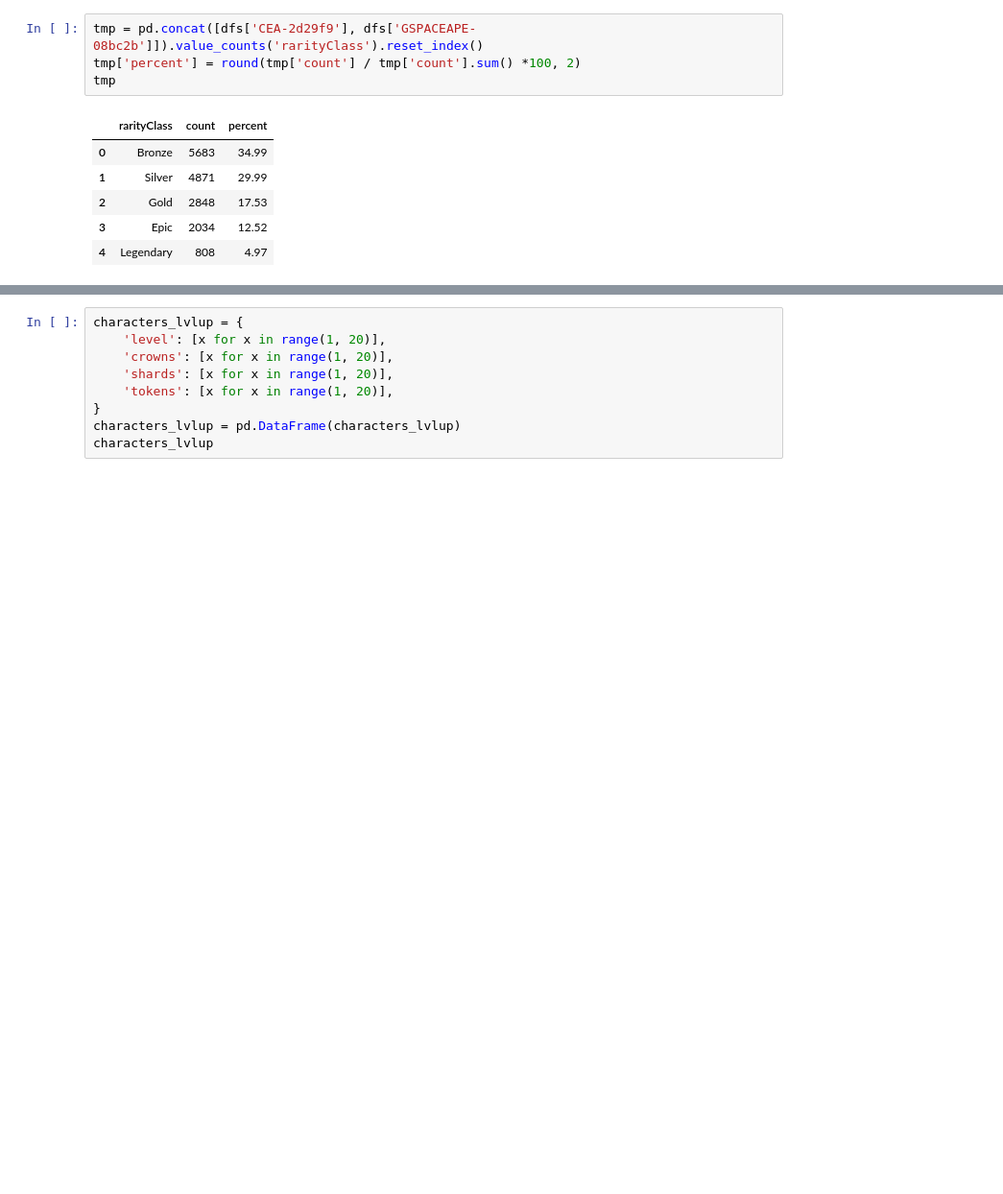
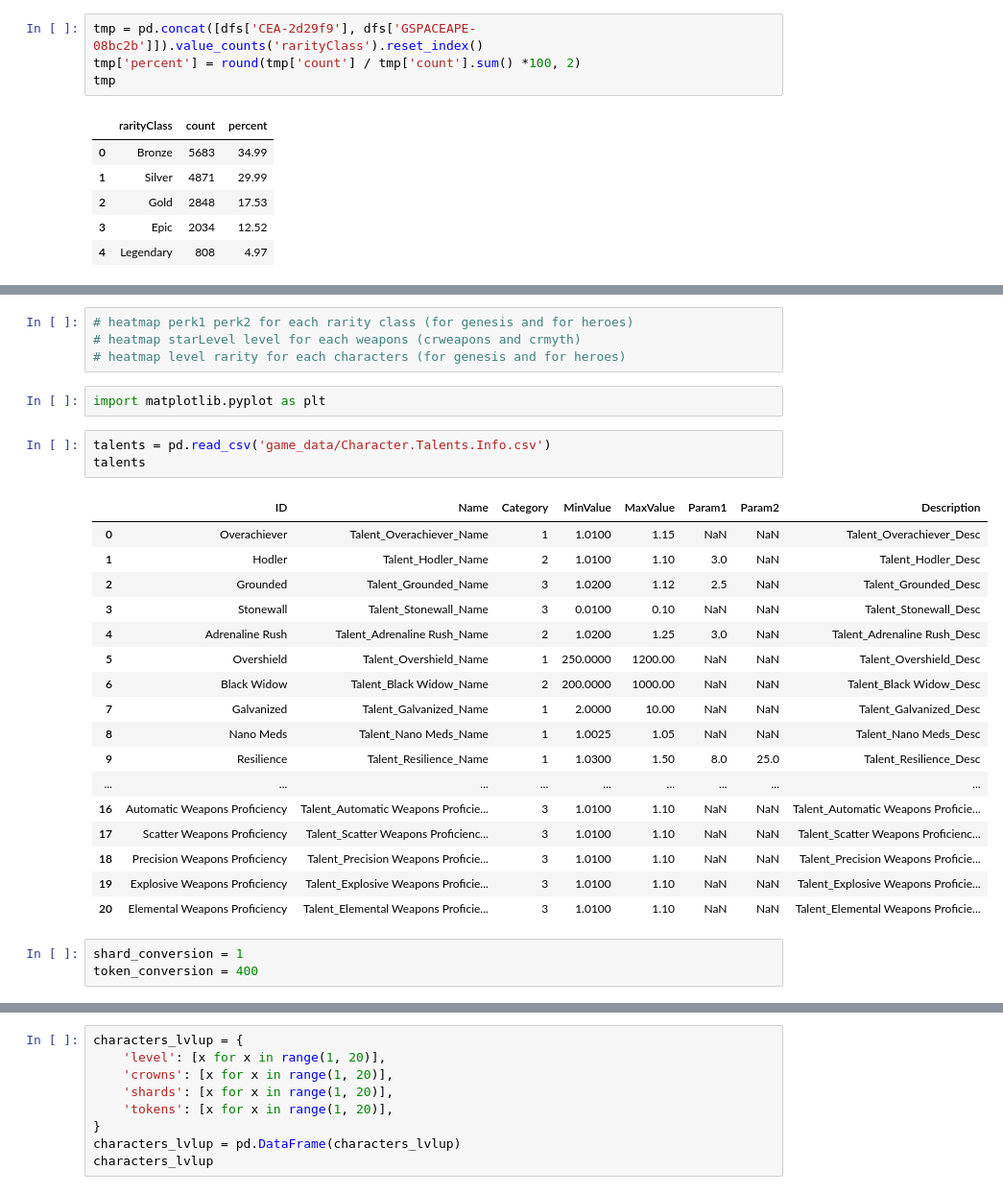
Before and after one commit to VincenzoImp/cantinaroyale.tools, a Jupyter notebook: automations/numeri.ipynb, the cells around one changed output, grey strips where cells are left out. Shown: that part at 96% size. Cells and saved outputs as stored; diff of their text form; blank space fills up the shorter version.

```diff
--- a/automations/numeri.ipynb
+++ b/automations/numeri.ipynb
@@ -39,0 +68,30 @@ tmp
+# %%
+# heatmap perk1 perk2 for each rarity class (for genesis and for heroes)
+# heatmap starLevel level for each weapons (crweapons and crmyth)
+# heatmap level rarity for each characters (for genesis and for heroes)
+# %%
+import matplotlib.pyplot as plt
+# %%
+talents = pd.read_csv('game_data/Character.Talents.Info.csv')
+talents
+# %% [output]
+|  | ID | Name | Category | MinValue | MaxValue | Param1 | Param2 | Description |
+| 0 | Overachiever | Talent_Overachiever_Name | 1 | 1.0100 | 1.15 | NaN | NaN | Talent_Overachiever_Desc |
+| 1 | Hodler | Talent_Hodler_Name | 2 | 1.0100 | 1.10 | 3.0 | NaN | Talent_Hodler_Desc |
+| 2 | Grounded | Talent_Grounded_Name | 3 | 1.0200 | 1.12 | 2.5 | NaN | Talent_Grounded_Desc |
+| 3 | Stonewall | Talent_Stonewall_Name | 3 | 0.0100 | 0.10 | NaN | NaN | Talent_Stonewall_Desc |
+| 4 | Adrenaline Rush | Talent_Adrenaline Rush_Name | 2 | 1.0200 | 1.25 | 3.0 | NaN | Talent_Adrenaline Rush_Desc |
+| 5 | Overshield | Talent_Overshield_Name | 1 | 250.0000 | 1200.00 | NaN | NaN | Talent_Overshield_Desc |
+| 6 | Black Widow | Talent_Black Widow_Name | 2 | 200.0000 | 1000.00 | NaN | NaN | Talent_Black Widow_Desc |
+| 7 | Galvanized | Talent_Galvanized_Name | 1 | 2.0000 | 10.00 | NaN | NaN | Talent_Galvanized_Desc |
+| 8 | Nano Meds | Talent_Nano Meds_Name | 1 | 1.0025 | 1.05 | NaN | NaN | Talent_Nano Meds_Desc |
+| 9 | Resilience | Talent_Resilience_Name | 1 | 1.0300 | 1.50 | 8.0 | 25.0 | Talent_Resilience_Desc |
+| ... | ... | ... | ... | ... | ... | ... | ... | ... |
+| 16 | Automatic Weapons Proficiency | Talent_Automatic Weapons Proficie... | 3 | 1.0100 | 1.10 | NaN | NaN | Talent_Automatic Weapons Proficie... |
+| 17 | Scatter Weapons Proficiency | Talent_Scatter Weapons Proficienc... | 3 | 1.0100 | 1.10 | NaN | NaN | Talent_Scatter Weapons Proficienc... |
+| 18 | Precision Weapons Proficiency | Talent_Precision Weapons Proficie... | 3 | 1.0100 | 1.10 | NaN | NaN | Talent_Precision Weapons Proficie... |
+| 19 | Explosive Weapons Proficiency | Talent_Explosive Weapons Proficie... | 3 | 1.0100 | 1.10 | NaN | NaN | Talent_Explosive Weapons Proficie... |
+| 20 | Elemental Weapons Proficiency | Talent_Elemental Weapons Proficie... | 3 | 1.0100 | 1.10 | NaN | NaN | Talent_Elemental Weapons Proficie... |
+# %%
+shard_conversion = 1
+token_conversion = 400
```
Also changed, not shown: parts of 9 cells of this notebook, 49 other files.
